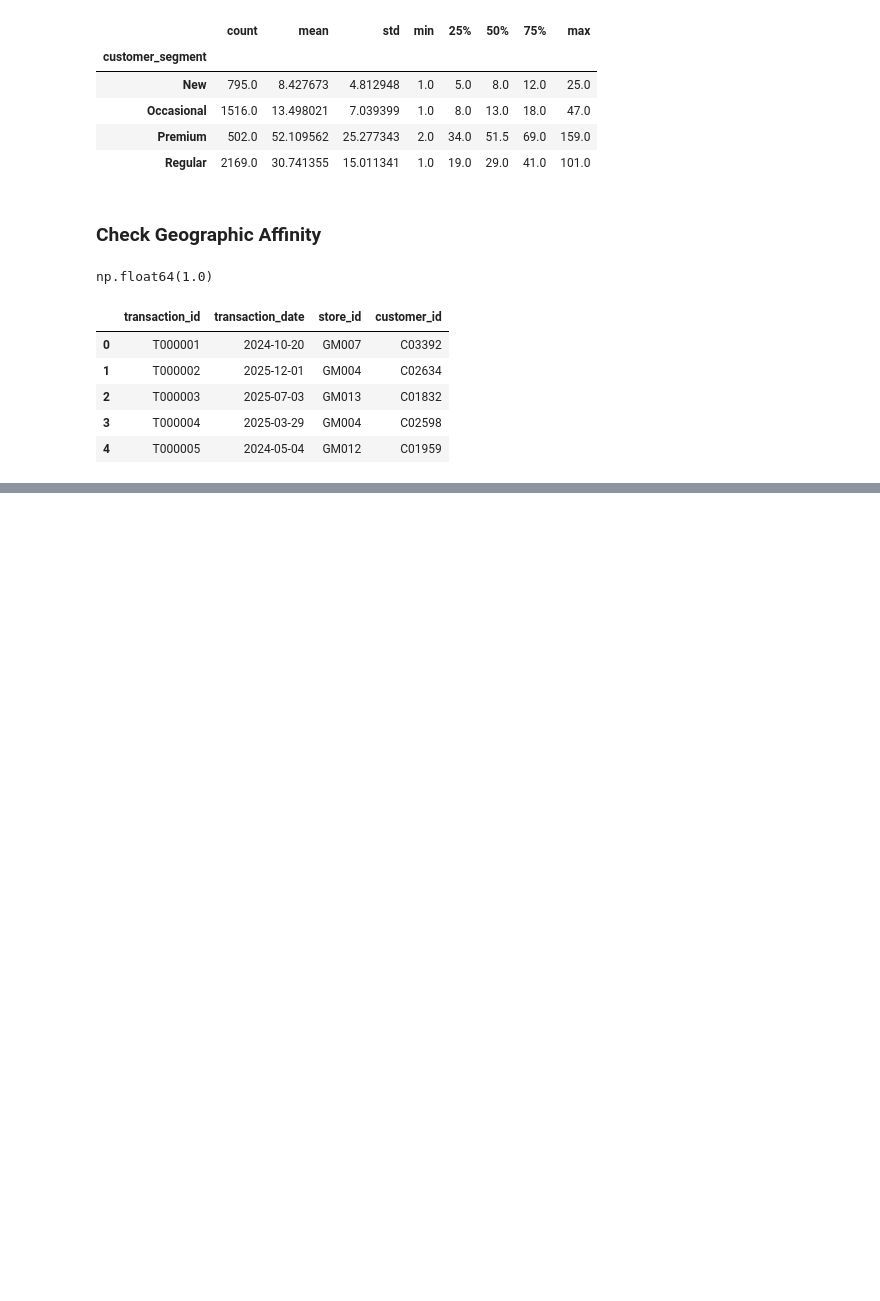
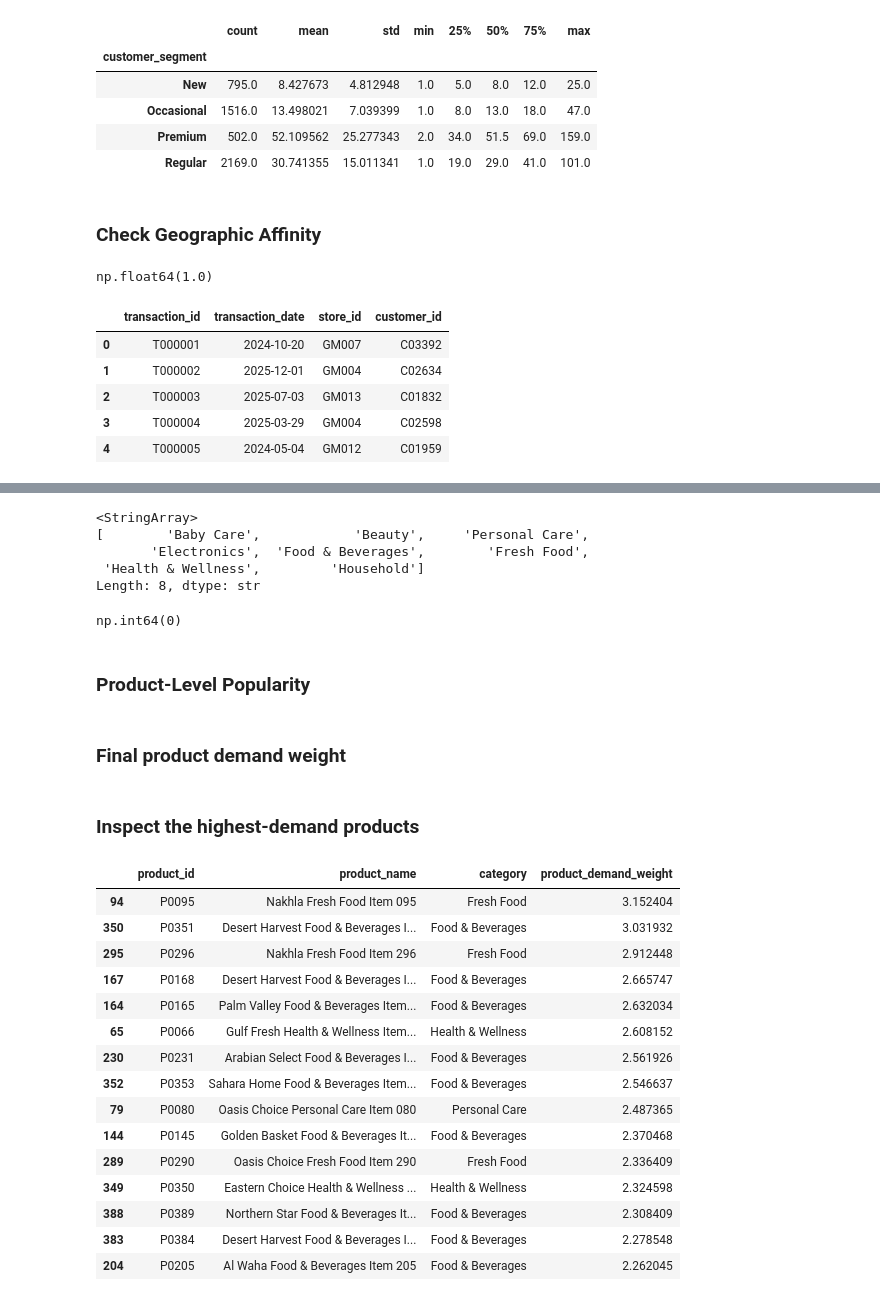
Before and after one commit to Abu-Hozaifa-Retail-Analyst/Retail-Sales-And-Store-Performance-Analytics, a Jupyter notebook: python/05_generate_sales_transactions.ipynb, the cells around one changed output, grey strips where cells are left out. Drawn from its saved outputs; the diff is of its cells as text; code cells hidden in the pictures; blank space fills up the shorter version.

```diff
--- a/python/05_generate_sales_transactions.ipynb
+++ b/python/05_generate_sales_transactions.ipynb
@@ -1211,0 +1293,60 @@ df_sales.head()
+# %%
+df_product["category"].unique()
+# %% [output]
+<StringArray>
+[        'Baby Care',            'Beauty',     'Personal Care',
+       'Electronics',  'Food & Beverages',        'Fresh Food',
+ 'Health & Wellness',         'Household']
+Length: 8, dtype: str
+# %%
+df_product["category_weight"].isna().sum()
+# %% [output]
+np.int64(0)
+# %% [markdown]
+### Product-Level Popularity
+# %%
+product_variation = np.random.lognormal(
+    mean=0,
+    sigma=0.45,
+    size=len(df_product)
+)
+# %%
+df_product["product_variation"] = product_variation
+# %% [markdown]
+### Final product demand weight
+# %%
+df_product["product_demand_weight"] = (
+    df_product["category_weight"]
+    * df_product["product_variation"]
+)
+# %% [markdown]
+### Inspect the highest-demand products
+# %%
+df_product[
+    [
+        "product_id",
+        "product_name",
+        "category",
+        "product_demand_weight"
+    ]
+].sort_values(
+    "product_demand_weight",
+    ascending=False
+).head(15)
+# %% [output]
+|  | product_id | product_name | category | product_demand_weight |
+| 94 | P0095 | Nakhla Fresh Food Item 095 | Fresh Food | 3.152404 |
+| 350 | P0351 | Desert Harvest Food & Beverages I... | Food & Beverages | 3.031932 |
+| 295 | P0296 | Nakhla Fresh Food Item 296 | Fresh Food | 2.912448 |
+| 167 | P0168 | Desert Harvest Food & Beverages I... | Food & Beverages | 2.665747 |
+| 164 | P0165 | Palm Valley Food & Beverages Item... | Food & Beverages | 2.632034 |
+| 65 | P0066 | Gulf Fresh Health & Wellness Item... | Health & Wellness | 2.608152 |
+| 230 | P0231 | Arabian Select Food & Beverages I... | Food & Beverages | 2.561926 |
+| 352 | P0353 | Sahara Home Food & Beverages Item... | Food & Beverages | 2.546637 |
+| 79 | P0080 | Oasis Choice Personal Care Item 080 | Personal Care | 2.487365 |
+| 144 | P0145 | Golden Basket Food & Beverages It... | Food & Beverages | 2.370468 |
+| 289 | P0290 | Oasis Choice Fresh Food Item 290 | Fresh Food | 2.336409 |
+| 349 | P0350 | Eastern Choice Health & Wellness ... | Health & Wellness | 2.324598 |
+| 388 | P0389 | Northern Star Food & Beverages It... | Food & Beverages | 2.308409 |
+| 383 | P0384 | Desert Harvest Food & Beverages I... | Food & Beverages | 2.278548 |
+| 204 | P0205 | Al Waha Food & Beverages Item 205 | Food & Beverages | 2.262045 |
```
Also changed, not shown: parts of 66 cells of this notebook.
